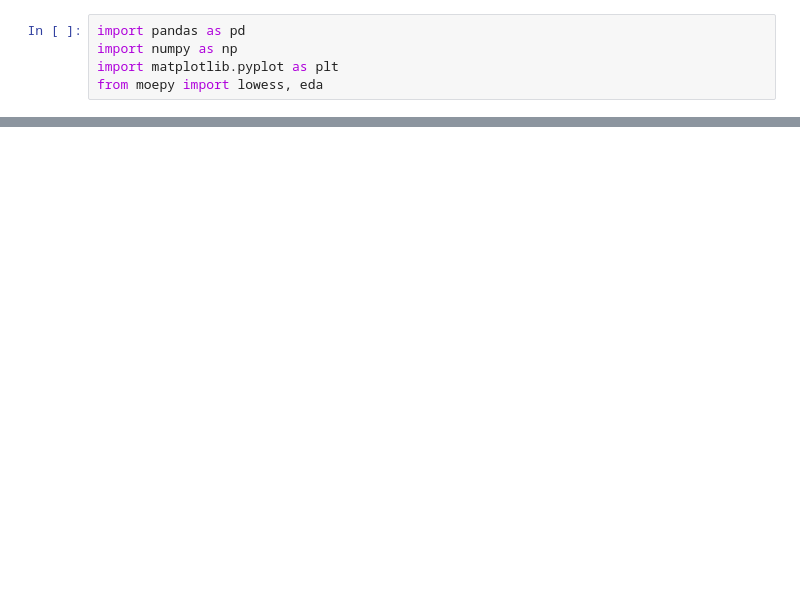
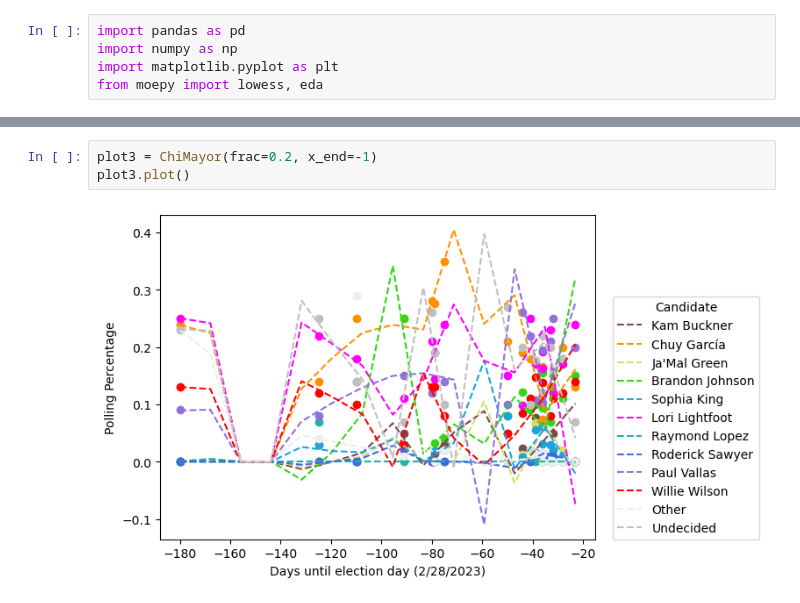
Before and after one commit to michaelpkuhn/chipolling, a Jupyter notebook: exploratory.ipynb, the cells around one changed output, grey strips where cells are left out. Saved outputs shown, nothing was run; the diff lists cells and outputs as text; blank space fills up the shorter version.

```diff
--- a/exploratory.ipynb
+++ b/exploratory.ipynb
@@ -149,0 +53,5 @@ plot2.plot()
+# %%
+plot3 = ChiMayor(frac=0.2, x_end=-1)
+plot3.plot()
+# %% [output]
+[figure, added]
```
Also changed, not shown: parts of 12 cells of this notebook.
